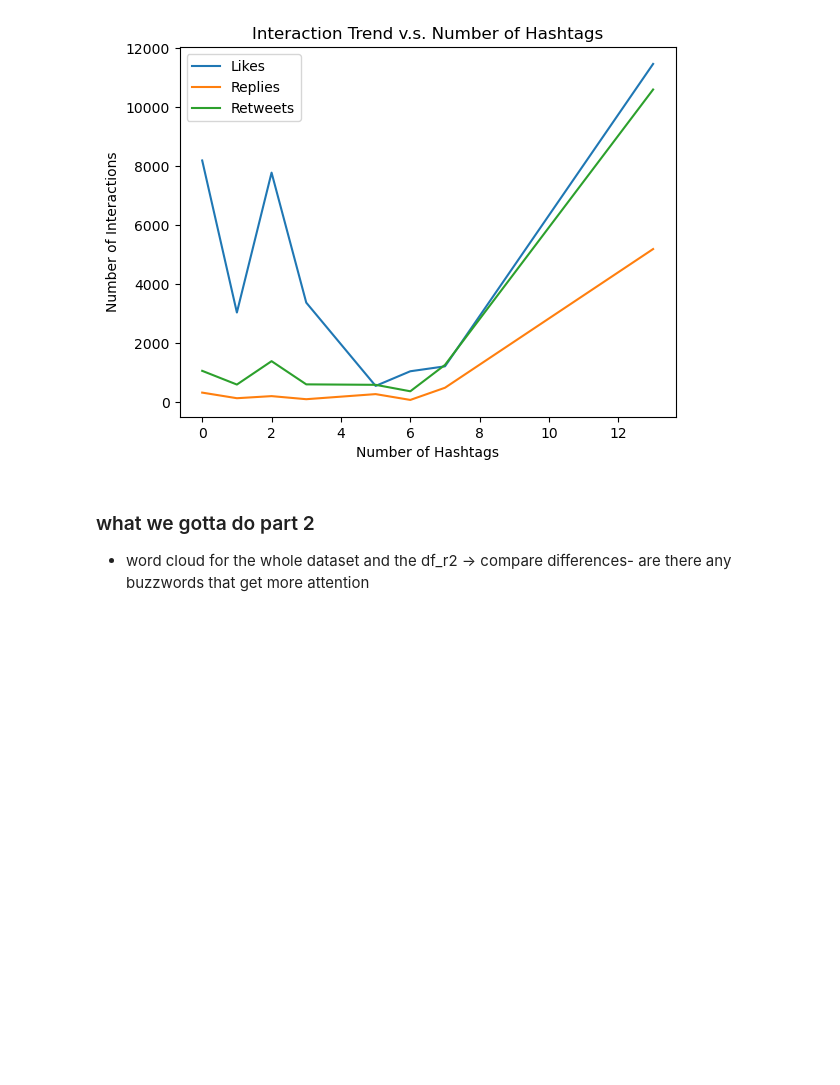
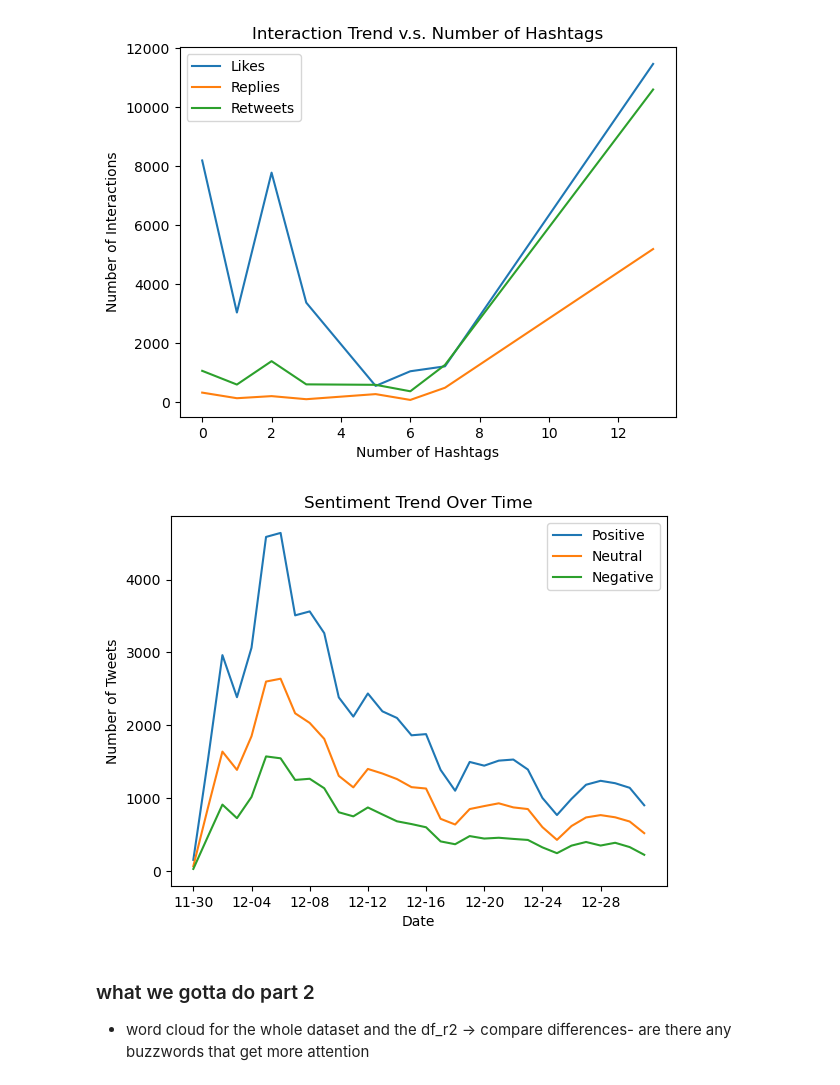
Before and after one commit to ReproTeach/final-project-lc_sa_sm_team, a Jupyter notebook: project_draft.ipynb, the cells around one changed output. Cells and saved outputs as stored; diff of their text form; code cells hidden in the pictures; blank space fills up the shorter version.

Commit message:
Added three graphs to project_draft.ipynb

```diff
--- a/project_draft.ipynb
+++ b/project_draft.ipynb
@@ -342,7 +342,7 @@ neutral_dict = {}
 neg_dict = {}
 dates = []
 
-for index, row in df_r2.iterrows():
+for index, row in df1.iterrows():
     date = row['created_at'].split()[0][5:]
     if date not in dates:
         dates.append(date)
@@ -359,33 +359,35 @@ for index, row in df_r2.iterrows():
     else:
         if date in neutral_dict:
             neutral_dict[date] += 1
         else:
             neutral_dict[date] = 1
 
 #fill in empty dates
 for date in dates:
     if date not in pos_dict:
         pos_dict[date] = 0
     if date not in neutral_dict:
         neutral_dict[date] = 0
     if date not in neg_dict:
         neg_dict[date] = 0
 
 pos = list(pos_dict.values())
 neutral = list(neutral_dict.values())
 neg = list(neg_dict.values())
 
 plt.plot(dates, pos, label = 'Positive')
 plt.plot(dates, neutral, label = 'Neutral')
 plt.plot(dates, neg, label = 'Negative')
 
 plt.xlabel('Date')
 plt.ylabel('Number of Tweets')
 plt.title('Sentiment Trend Over Time')
 plt.xticks(dates[::4])
 
 plt.legend()
 plt.show()
+# %% [output]
+[figure, added]
 # %% [markdown]
 ### what we gotta do part 2
 - word cloud for the whole dataset and the df_r2 -> compare differences- are there any buzzwords that get more attention
```
